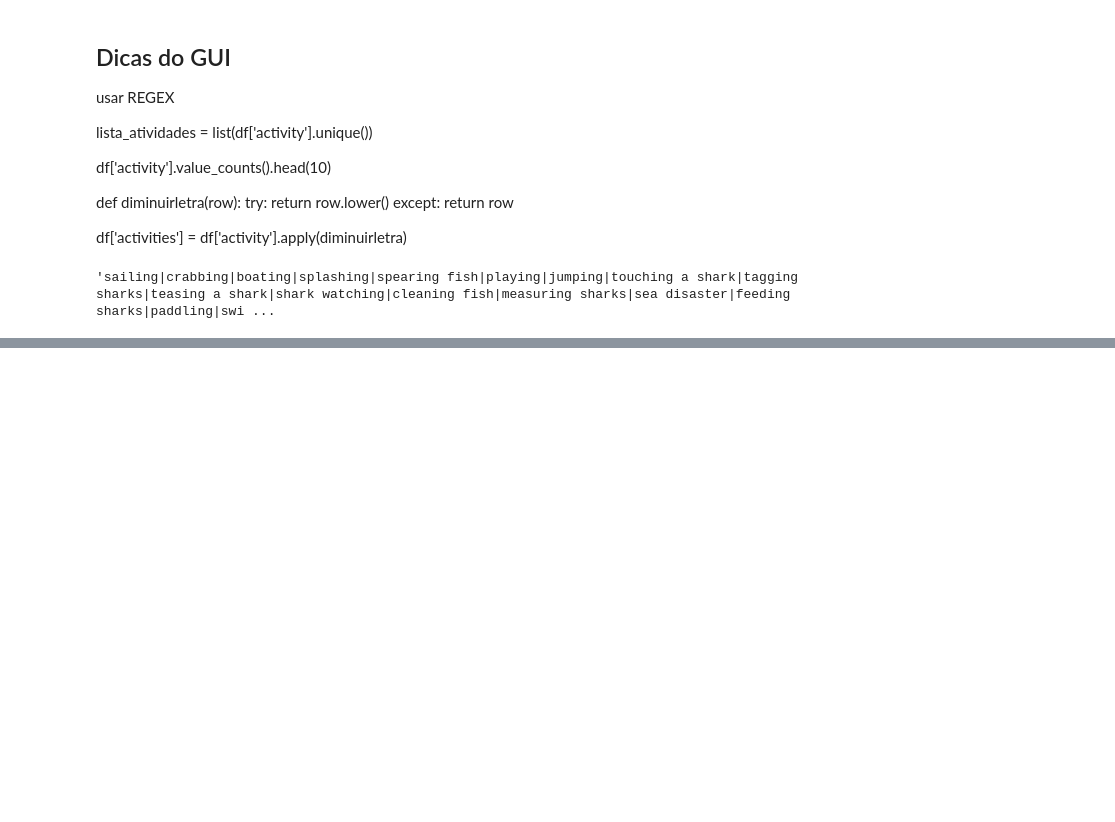
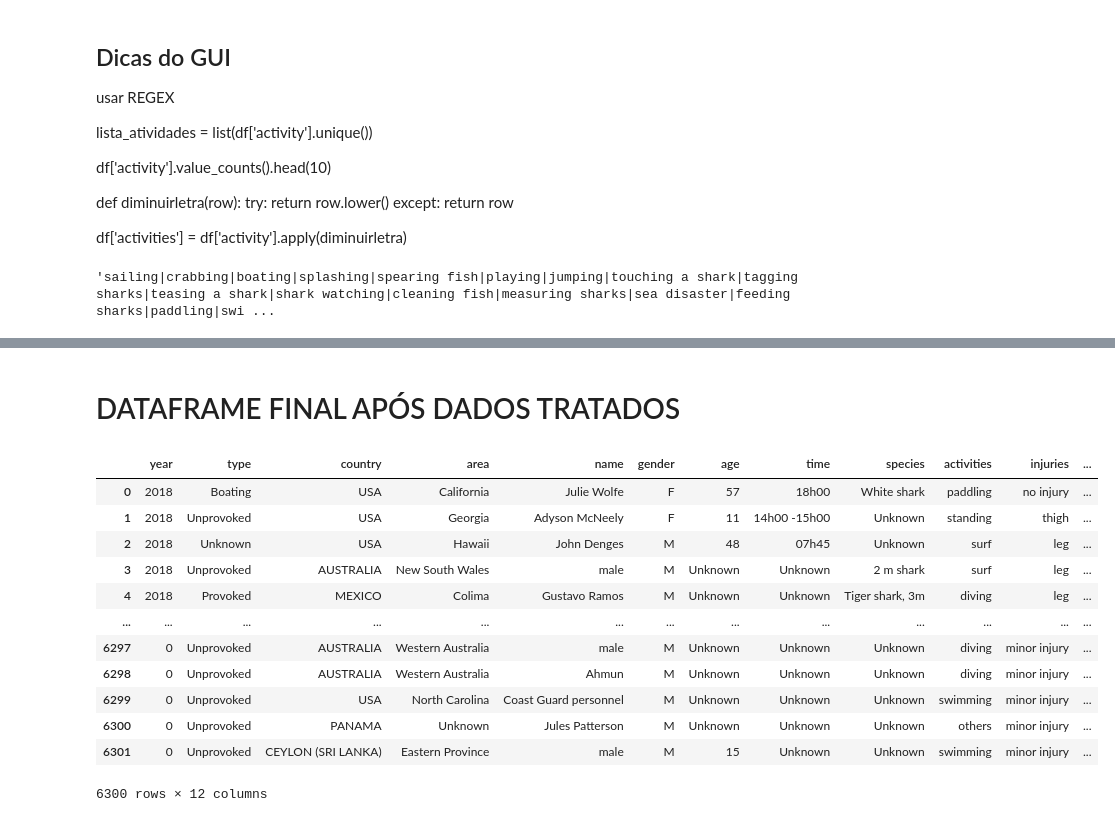
Before and after one commit to maubaroni/Projeto_Shark, a Jupyter notebook: DataAnalisysSharkAttack.ipynb, the cells around one changed output, grey strips where cells are left out. Drawn from its saved outputs; the diff is of its cells as text; code cells hidden in the pictures; blank space fills up the shorter version.

Commit message:
CRIANDO NOVA COLUNA PARA INJURY (usando principal palavra chave)

```diff
--- a/DataAnalisysSharkAttack.ipynb
+++ b/DataAnalisysSharkAttack.ipynb
@@ -609,0 +582,2 @@ df[['injury','fatality']]
+# %%
+main_injury = ['survived','foot','no injury','leg','hand','thigh','calf','arm','ankle','heel','knee','finger','forearm','torso','swim','shourder','elbow','buttock','hip','head','chest','abdomen','shin','toe','wrist','face','neck','back','ribs','groin','feet','bicep','jaw','tooth']
@@ -609,0 +588,10 @@ df[['injury','fatality']]
+# %%
+def search_dano(row,injuries):
+    listadano = '|'.join(injuries)
+
+    try:
+        return re.findall(listadano, row,flags=re.IGNORECASE)[0].lower()
+    except:
+        return 'minor injury'
+# %%
+df['injuries']=df['injury'].apply(search_dano,injuries=main_injury)
@@ -610,2 +623,22 @@ df[['injury','fatality']]
+# %% [markdown]
+# DATAFRAME FINAL APÓS DADOS TRATADOS
+# %%
+df_final = df[['year','type','country','area','name','gender','age','time','species','activities','injuries','fatality']]
+# %%
+df_final
+# %% [output]
+|  | year | type | country | area | name | gender | age | time | species | activities | injuries | ... |
+| 0 | 2018 | Boating | USA | California | Julie Wolfe | F | 57 | 18h00 | White shark | paddling | no injury | ... |
+| 1 | 2018 | Unprovoked | USA | Georgia | Adyson McNeely | F | 11 | 14h00 -15h00 | Unknown | standing | thigh | ... |
+| 2 | 2018 | Unknown | USA | Hawaii | John Denges | M | 48 | 07h45 | Unknown | surf | leg | ... |
+| 3 | 2018 | Unprovoked | AUSTRALIA | New South Wales | male | M | Unknown | Unknown | 2 m shark | surf | leg | ... |
+| 4 | 2018 | Provoked | MEXICO | Colima | Gustavo Ramos | M | Unknown | Unknown | Tiger shark, 3m | diving | leg | ... |
+| ... | ... | ... | ... | ... | ... | ... | ... | ... | ... | ... | ... | ... |
+| 6297 | 0 | Unprovoked | AUSTRALIA | Western Australia | male | M | Unknown | Unknown | Unknown | diving | minor injury | ... |
+| 6298 | 0 | Unprovoked | AUSTRALIA | Western Australia | Ahmun | M | Unknown | Unknown | Unknown | diving | minor injury | ... |
+| 6299 | 0 | Unprovoked | USA | North Carolina | Coast Guard personnel | M | Unknown | Unknown | Unknown | swimming | minor injury | ... |
+| 6300 | 0 | Unprovoked | PANAMA | Unknown | Jules Patterson | M | Unknown | Unknown | Unknown | others | minor injury | ... |
+| 6301 | 0 | Unprovoked | CEYLON (SRI LANKA) | Eastern Province | male | M | 15 | Unknown | Unknown | swimming | minor injury | ... |
+6300 rows × 12 columns
 # %%
 # Para salvar o arquivo csv ---> df.to_csv("nomedoarquivo.csv")
```
Also changed, not shown: parts of 20 cells of this notebook.
